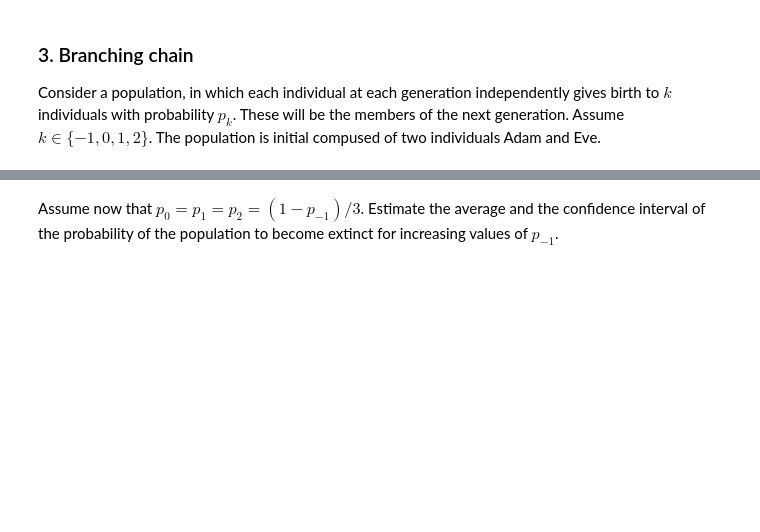
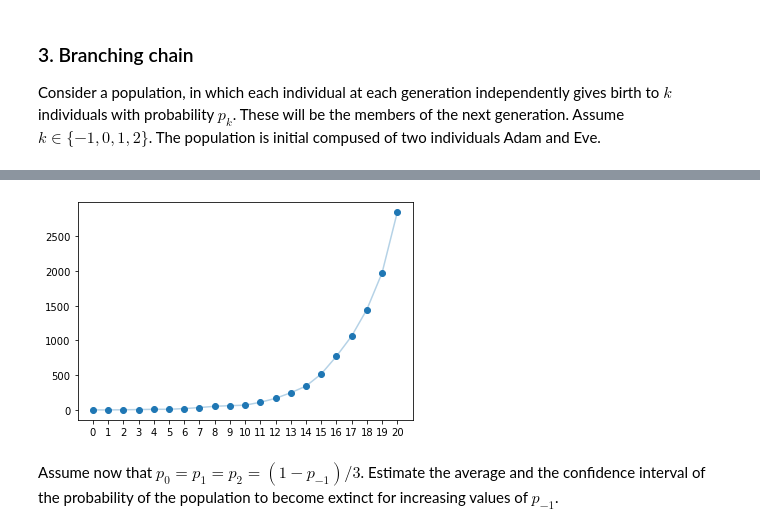
Before and after one commit to cima22/stochastic_modelling_and_simulation, a Jupyter notebook: dtmc_simulation/HW_DTMC_Simulation_2022.ipynb, the cells around one changed output, grey strips where cells are left out. Saved outputs shown, nothing was run; the diff lists cells and outputs as text; code cells hidden in the pictures; blank space fills up the shorter version.

```diff
--- a/dtmc_simulation/HW_DTMC_Simulation_2022.ipynb
+++ b/dtmc_simulation/HW_DTMC_Simulation_2022.ipynb
@@ -267,3 +245,16 @@ Wall time: 247 ms
+# %%
+initial_population = 2
+birth_probability  = ((.3,.2,.3,.2))
+max_generation = 20
+
+evolution = simulate_branching_chain(initial_population, birth_probability, max_generation)
+
+plt.plot(range(len(evolution)), evolution, alpha=0.33)
+plt.scatter(range(len(evolution)), evolution)
+plt.xticks(range(len(evolution)))
+plt.show()
+# %% [output]
+[figure, added]
 # %% [markdown]
 Assume now that $p_0 = p_1 = p_2 = (1-p_{-1})/3$. Estimate the average and the confidence interval of the probability of the population to become extinct for increasing values of $p_{-1}$.
 # %% [markdown]
```
Also changed, not shown: parts of 15 cells of this notebook.
